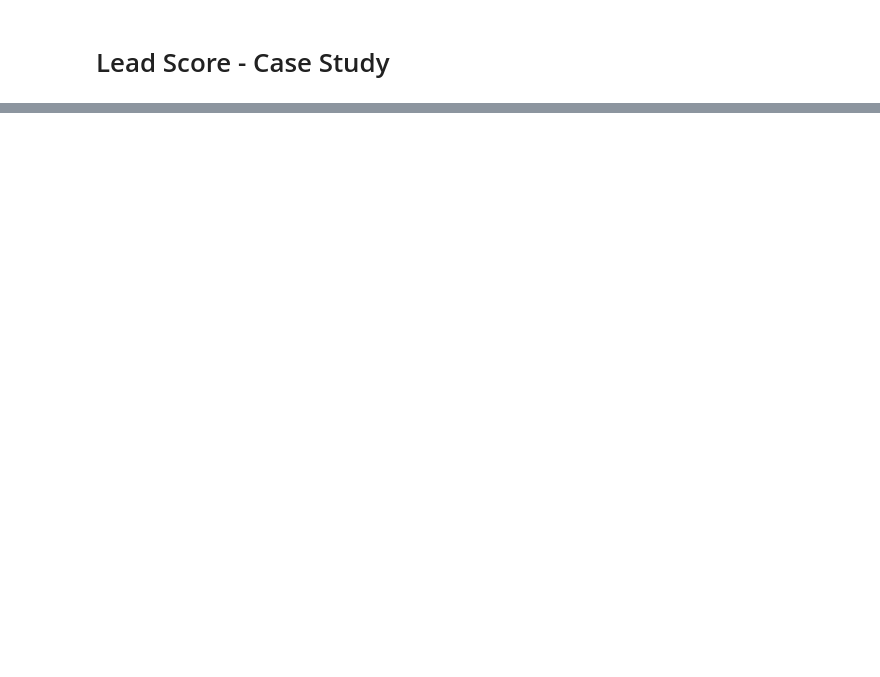
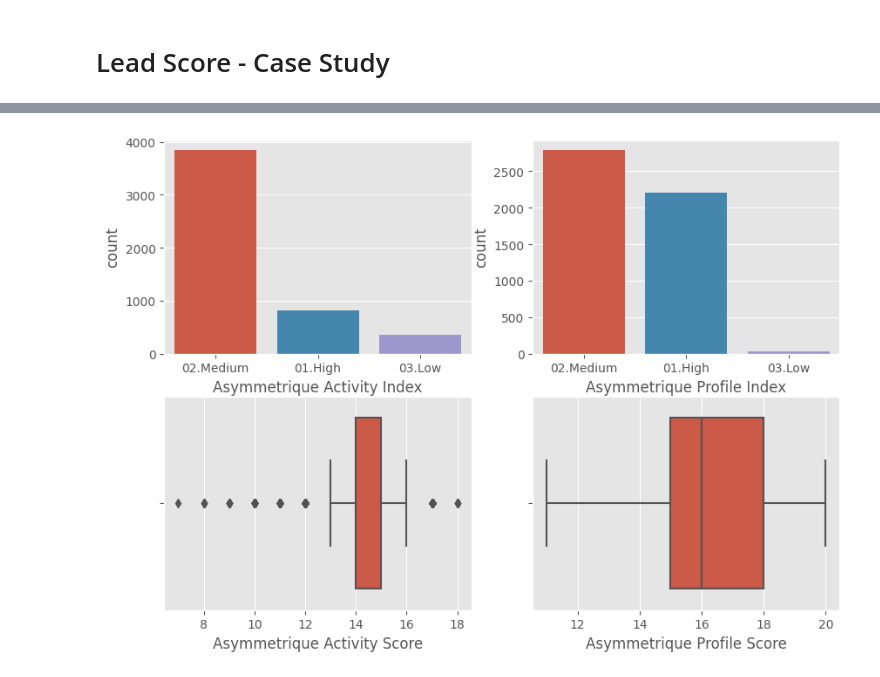
Before and after one commit to shinde-chandrakant/Lead-Scoring-Case-Study, a Jupyter notebook: LeadScoring.ipynb, the cells around one changed output, grey strips where cells are left out. Drawn from its saved outputs; the diff is of its cells as text; code cells hidden in the pictures; blank space fills up the shorter version.

```diff
--- a/LeadScoring.ipynb
+++ b/LeadScoring.ipynb
@@ -27,0 +176,15 @@
+# %%
+lead_df['Lead Quality'] = lead_df['Lead Quality'].replace(np.nan, 'Not Sure')
+# %%
+# For 'Asymmetrique Activity Index', 'Asymmetrique Profile Index', 'Asymmetrique Activity Score', 'Asymmetrique Profile Score'
+asym_list = ['Asymmetrique Activity Index', 'Asymmetrique Profile Index', 'Asymmetrique Activity Score', 'Asymmetrique Profile Score']
+plt.figure(figsize=(10, 7))
+for var in asym_list:
+    plt.subplot(2,2,asym_list.index(var)+1)
+    if 'Index' in var:
+        sns.countplot(data=lead_df, x=var)
+    else:
+        sns.boxplot(data=lead_df, x=var)
+plt.show()
+# %% [output]
+[figure, added]
```
Also changed, not shown: parts of 45 cells of this notebook.
